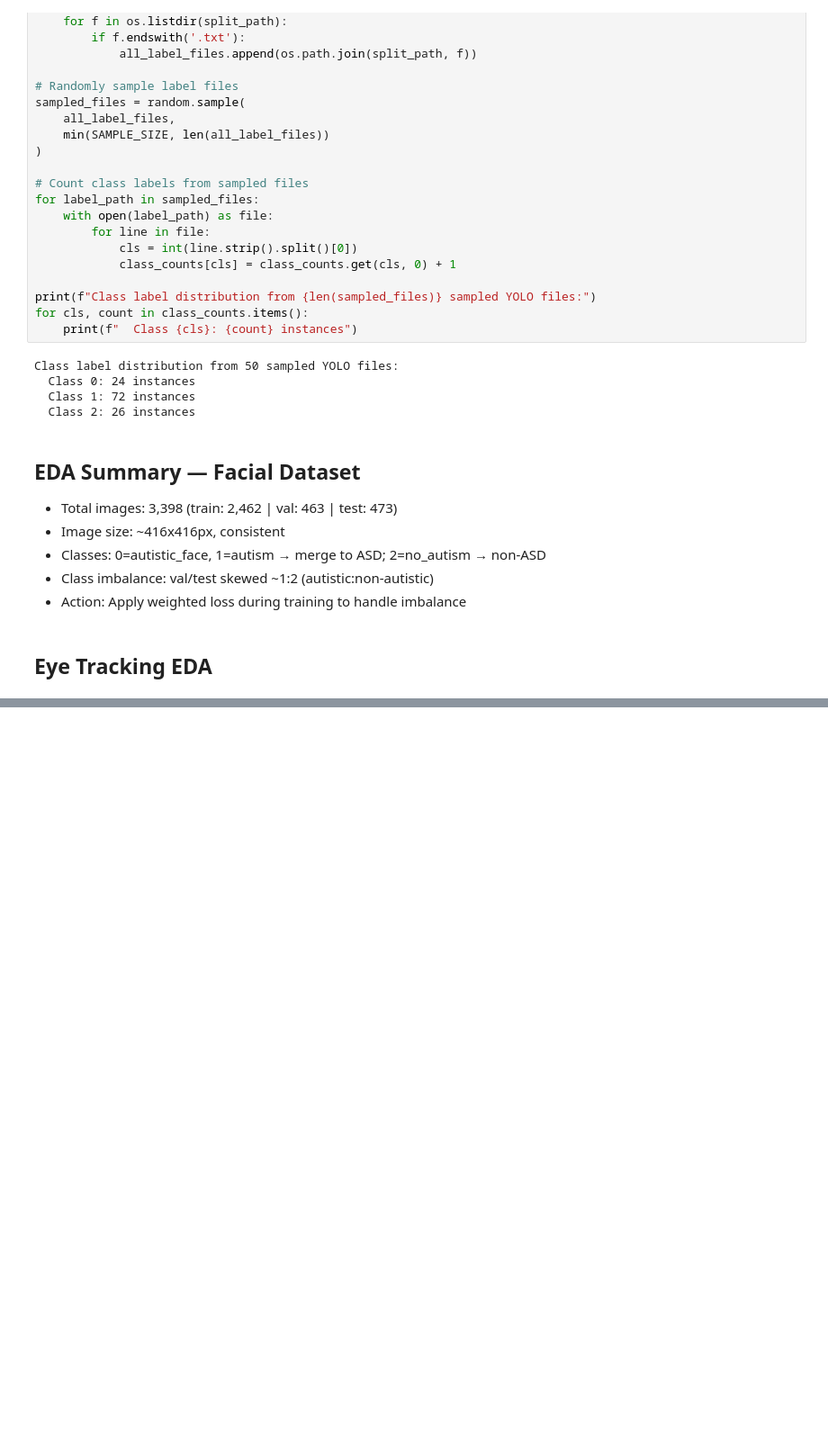
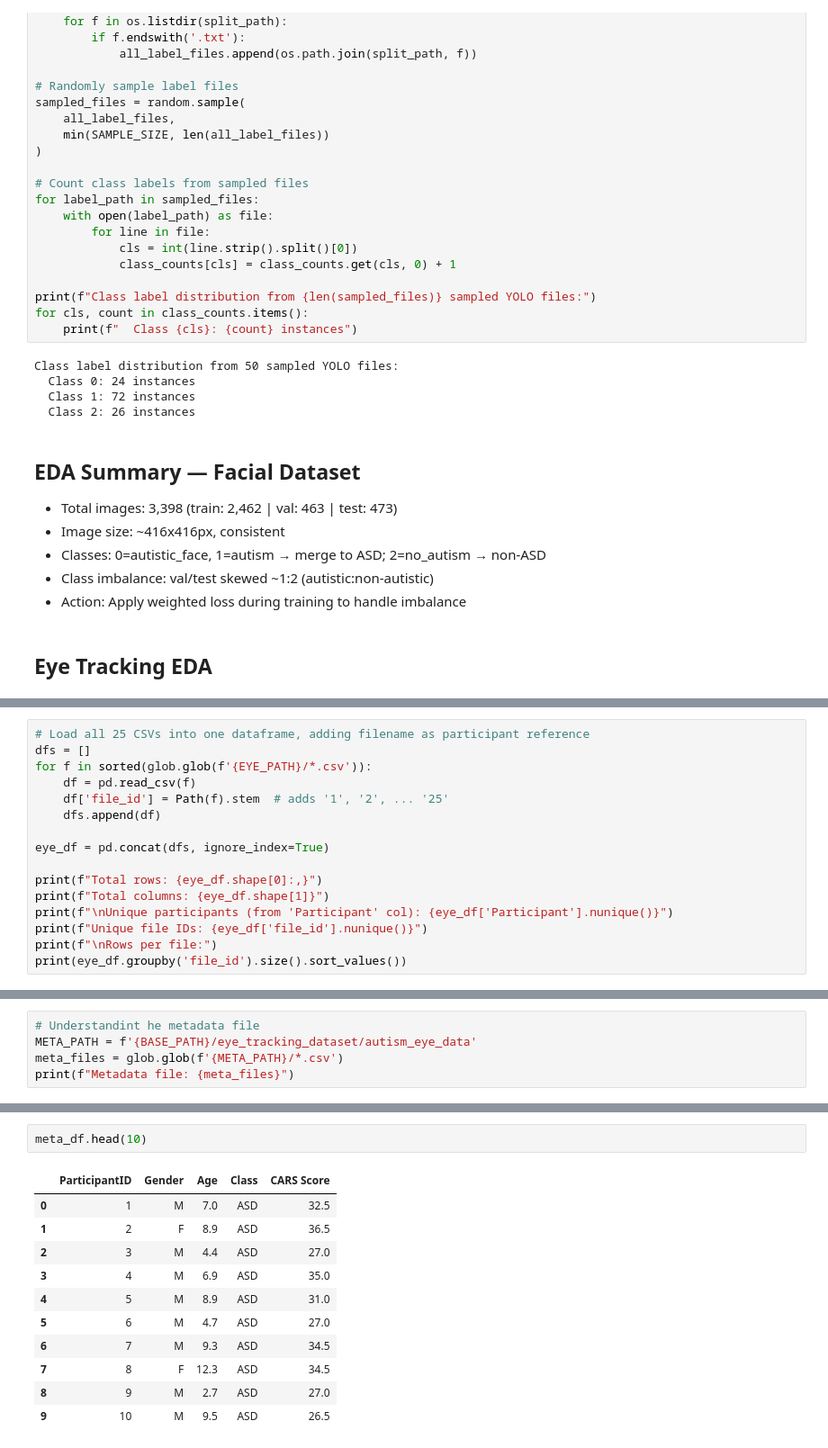
Before and after one commit to BBWorksB/autism-multimodal-fusion, a Jupyter notebook: notebooks/01_eda.ipynb, the cells around one changed output, grey strips where cells are left out. Shown at 90% size. Drawn from its saved outputs; the diff is of its cells as text; blank space fills up the shorter version.

```diff
--- a/notebooks/01_eda.ipynb
+++ b/notebooks/01_eda.ipynb
@@ -220,0 +213,16 @@ print(f"Total CSV files found: {len(othereye_files)}")
+# %%
+# Load all 25 CSVs into one dataframe, adding filename as participant reference
+dfs = []
+for f in sorted(glob.glob(f'{EYE_PATH}/*.csv')):
+    df = pd.read_csv(f)
+    df['file_id'] = Path(f).stem  # adds '1', '2', ... '25'
+    dfs.append(df)
+
+eye_df = pd.concat(dfs, ignore_index=True)
+
+print(f"Total rows: {eye_df.shape[0]:,}")
+print(f"Total columns: {eye_df.shape[1]}")
+print(f"\nUnique participants (from 'Participant' col): {eye_df['Participant'].nunique()}")
+print(f"Unique file IDs: {eye_df['file_id'].nunique()}")
+print(f"\nRows per file:")
+print(eye_df.groupby('file_id').size().sort_values())
@@ -220,0 +295,5 @@ print(f"Total CSV files found: {len(othereye_files)}")
+# %%
+# Understandint he metadata file
+META_PATH = f'{BASE_PATH}/eye_tracking_dataset/autism_eye_data'
+meta_files = glob.glob(f'{META_PATH}/*.csv')
+print(f"Metadata file: {meta_files}")
@@ -220,0 +310,14 @@ print(f"Total CSV files found: {len(othereye_files)}")
+# %%
+meta_df.head(10)
+# %% [output]
+|  | ParticipantID | Gender | Age | Class | CARS Score |
+| 0 | 1 | M | 7.0 | ASD | 32.5 |
+| 1 | 2 | F | 8.9 | ASD | 36.5 |
+| 2 | 3 | M | 4.4 | ASD | 27.0 |
+| 3 | 4 | M | 6.9 | ASD | 35.0 |
+| 4 | 5 | M | 8.9 | ASD | 31.0 |
+| 5 | 6 | M | 4.7 | ASD | 27.0 |
+| 6 | 7 | M | 9.3 | ASD | 34.5 |
+| 7 | 8 | F | 12.3 | ASD | 34.5 |
+| 8 | 9 | M | 2.7 | ASD | 27.0 |
+| 9 | 10 | M | 9.5 | ASD | 26.5 |
```
Also changed, not shown: parts of 25 cells of this notebook, 3 other files.
